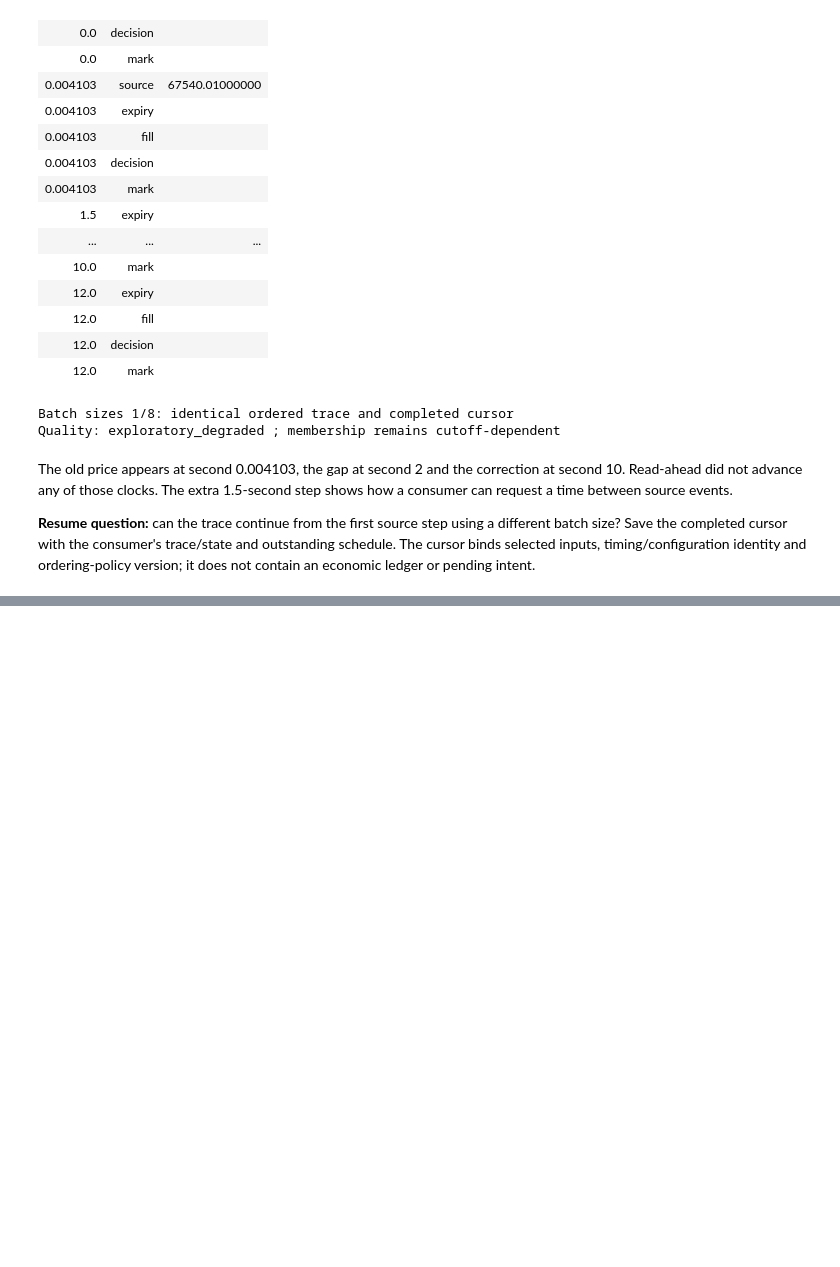
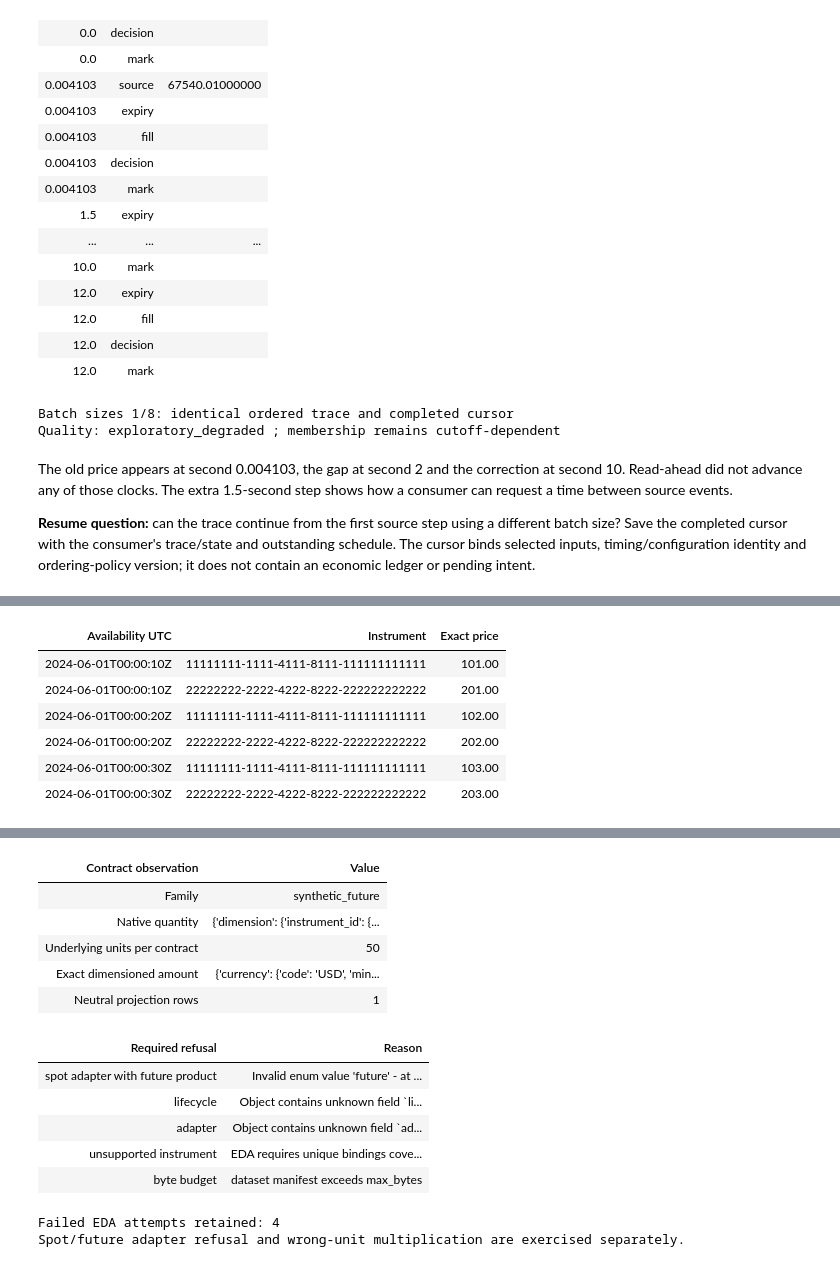
Before and after one commit to lixuanguang/alpha-research-lab-private, a Jupyter notebook: examples/research-foundations.ipynb, the cells around one changed output, grey strips where cells are left out. Saved outputs shown, nothing was run; the diff lists cells and outputs as text; code cells hidden in the pictures; blank space fills up the shorter version.

```diff
--- a/examples/research-foundations.ipynb
+++ b/examples/research-foundations.ipynb
@@ -1475,0 +1670,36 @@ extension workflow. This notebook does not start it.
+# %%
+replayed = json.loads((eda_directory / "replay.json").read_text())
+NotebookDisplay.show_table(
+    ("Availability UTC", "Instrument", "Exact price"),
+    [tuple(row) for row in replayed["sources"]],
+)
+assert len(replayed["sources"]) == 6
+print("Standalone completed cursor:", replayed["cursor"])
+extension = json.loads((eda_directory / "extension.json").read_text())
+assert extension["projection_only"] and extension["summary"]["evidence"] == []
+assert Decimal(extension["amount"]["value"]) == Decimal("420025.00")
+NotebookDisplay.show_table(
+    ("Contract observation", "Value"),
+    [
+        ("Family", extension["family"]),
+        ("Native quantity", extension["quantity"]),
+        ("Underlying units per contract", extension["units_per_contract"]),
+        ("Exact dimensioned amount", extension["amount"]),
+        ("Neutral projection rows", extension["summary"]["rows"]),
+    ],
+)
+NotebookDisplay.show_table(
+    ("Required refusal", "Reason"), [tuple(row) for row in extension["failures"]]
+)
+failed_attempts = [record for record in retained if record["status"] == "failed"]
+assert len(failed_attempts) == 4 and all("summary_identity" not in row for row in failed_attempts)
+print("Failed EDA attempts retained:", len(failed_attempts))
+print("Spot/future adapter refusal and wrong-unit multiplication are exercised separately.")
+# %% [output]
+| Availability UTC | Instrument | Exact price |
+| 2024-06-01T00:00:10Z | 11111111-1111-4111-8111-111111111111 | 101.00 |
+| 2024-06-01T00:00:10Z | 22222222-2222-4222-8222-222222222222 | 201.00 |
+| 2024-06-01T00:00:20Z | 11111111-1111-4111-8111-111111111111 | 102.00 |
+| 2024-06-01T00:00:20Z | 22222222-2222-4222-8222-222222222222 | 202.00 |
+| 2024-06-01T00:00:30Z | 11111111-1111-4111-8111-111111111111 | 103.00 |
+| 2024-06-01T00:00:30Z | 22222222-2222-4222-8222-222222222222 | 203.00 |
@@ -1475,0 +1707,14 @@ extension workflow. This notebook does not start it.
+| Contract observation | Value |
+| Family | synthetic_future |
+| Native quantity | {'dimension': {'instrument_id': {... |
+| Underlying units per contract | 50 |
+| Exact dimensioned amount | {'currency': {'code': 'USD', 'min... |
+| Neutral projection rows | 1 |
+| Required refusal | Reason |
+| spot adapter with future product | Invalid enum value 'future' - at ... |
+| lifecycle | Object contains unknown field `li... |
+| adapter | Object contains unknown field `ad... |
+| unsupported instrument | EDA requires unique bindings cove... |
+| byte budget | dataset manifest exceeds max_bytes |
+Failed EDA attempts retained: 4
+Spot/future adapter refusal and wrong-unit multiplication are exercised separately.
```
Also changed, not shown: parts of 15 cells of this notebook, 11 other files.
